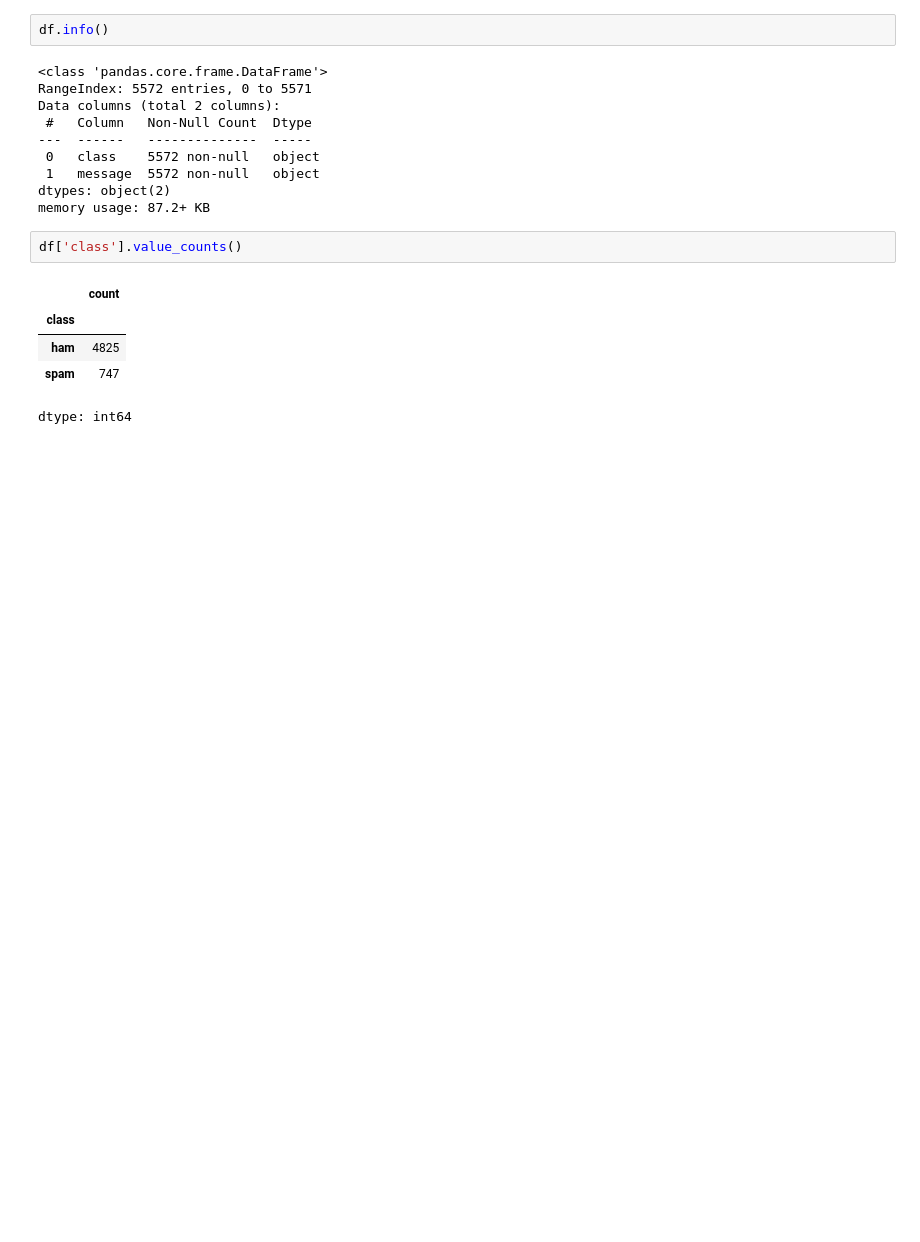
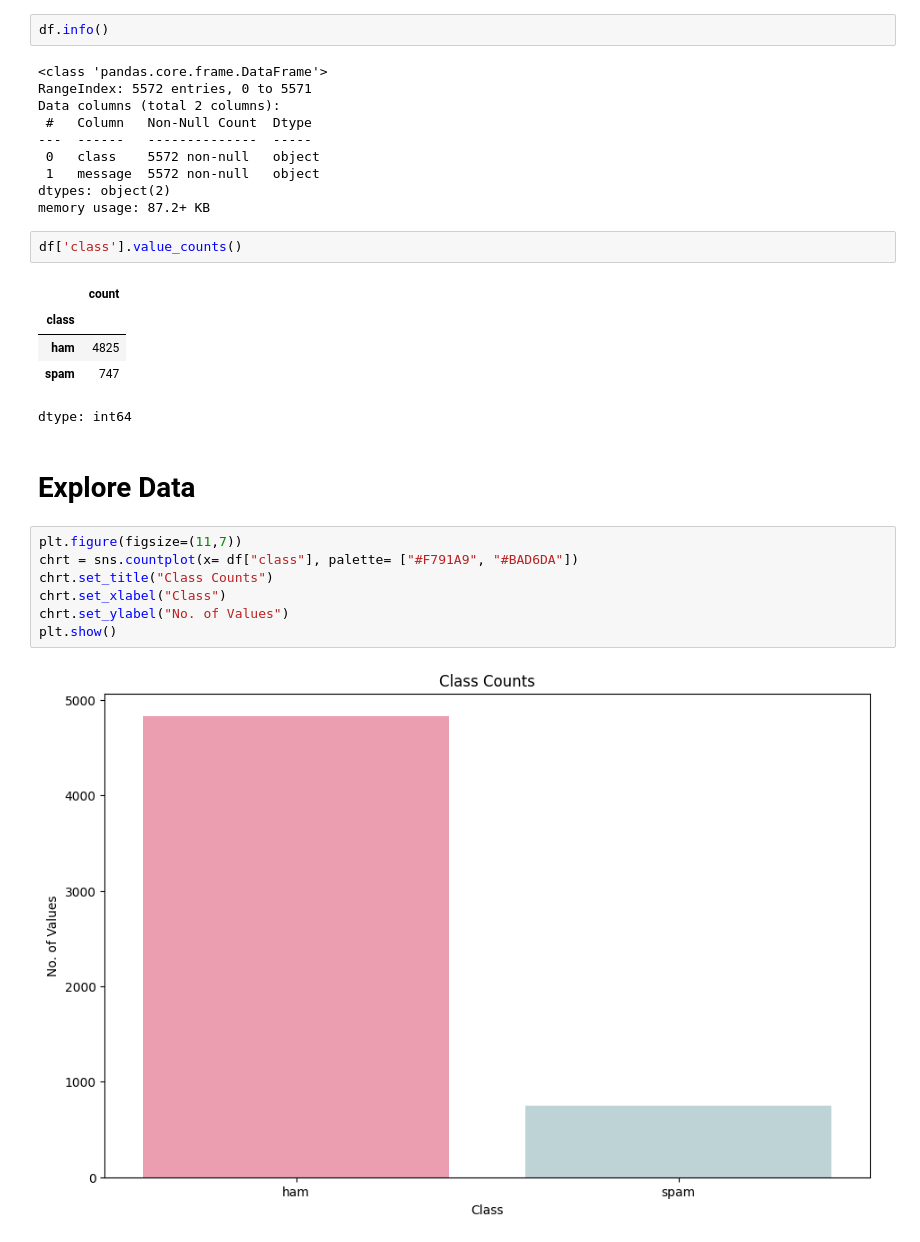
Before and after one commit to LujainAyyash/DS483-Project, a Jupyter notebook: NLP_Code.ipynb, the cells around one changed output. Saved outputs shown, nothing was run; the diff lists cells and outputs as text; blank space fills up the shorter version.

Commit message:
Explore Data

```diff
--- a/NLP_Code.ipynb
+++ b/NLP_Code.ipynb
@@ -88,3 +88,14 @@ df['class'].value_counts()
 | ham | 4825 |
 | spam | 747 |
 dtype: int64
+# %% [markdown]
+# Explore Data
+# %%
+plt.figure(figsize=(11,7))
+chrt = sns.countplot(x= df["class"], palette= ["#F791A9", "#BAD6DA"])
+chrt.set_title("Class Counts")
+chrt.set_xlabel("Class")
+chrt.set_ylabel("No. of Values")
+plt.show()
+# %% [output]
+[figure, added]
```
Also changed, not shown: parts of 7 cells of this notebook.
